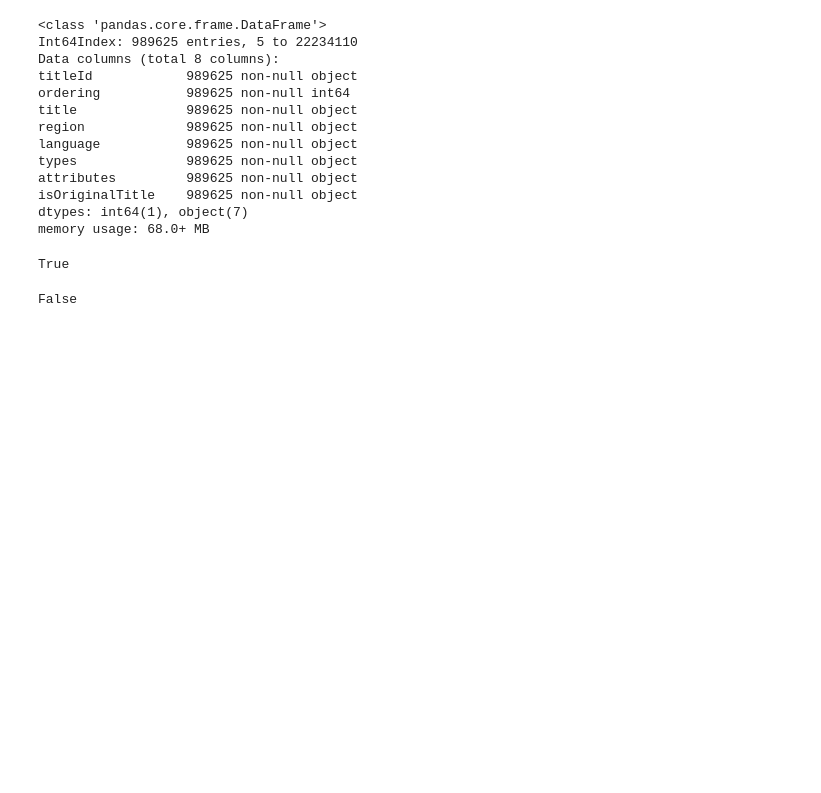
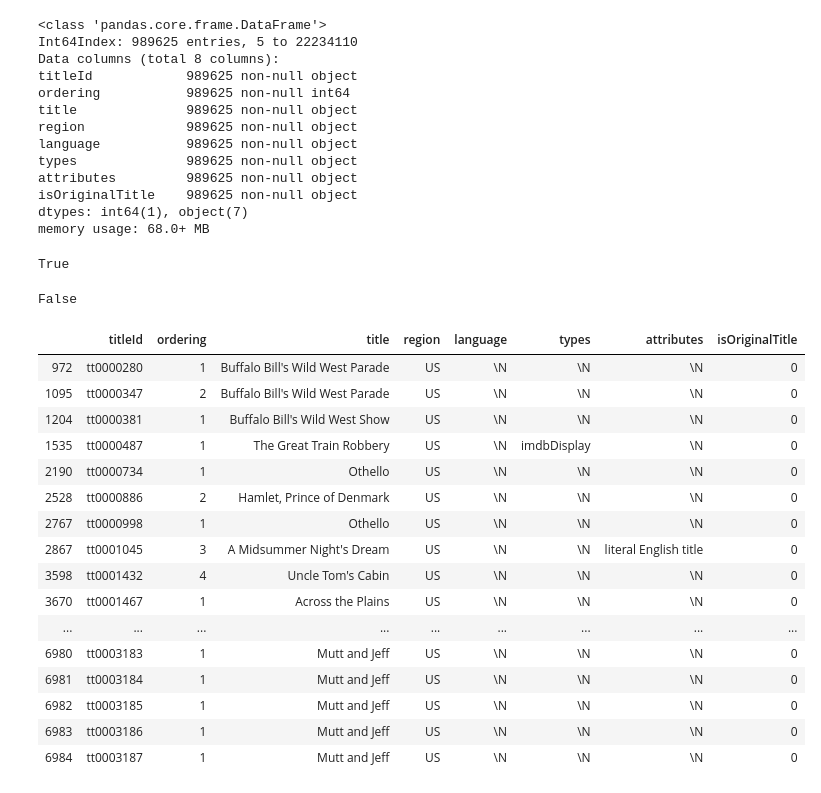
Before and after one commit to mlazza/estudos, a Jupyter notebook: Portfolio/Movies_recommend/main.ipynb, the cells around one changed output. Saved outputs shown, nothing was run; the diff lists cells and outputs as text; code cells hidden in the pictures; blank space fills up the shorter version.

```diff
--- a/Portfolio/Movies_recommend/main.ipynb
+++ b/Portfolio/Movies_recommend/main.ipynb
@@ -171,0 +175,20 @@ False
+# %%
+df_us[df_us.duplicated(subset='title')].head(50)
+# %% [output]
+|  | titleId | ordering | title | region | language | types | attributes | isOriginalTitle |
+| 972 | tt0000280 | 1 | Buffalo Bill's Wild West Parade | US | \N | \N | \N | 0 |
+| 1095 | tt0000347 | 2 | Buffalo Bill's Wild West Parade | US | \N | \N | \N | 0 |
+| 1204 | tt0000381 | 1 | Buffalo Bill's Wild West Show | US | \N | \N | \N | 0 |
+| 1535 | tt0000487 | 1 | The Great Train Robbery | US | \N | imdbDisplay | \N | 0 |
+| 2190 | tt0000734 | 1 | Othello | US | \N | \N | \N | 0 |
+| 2528 | tt0000886 | 2 | Hamlet, Prince of Denmark | US | \N | \N | \N | 0 |
+| 2767 | tt0000998 | 1 | Othello | US | \N | \N | \N | 0 |
+| 2867 | tt0001045 | 3 | A Midsummer Night's Dream | US | \N | \N | literal English title | 0 |
+| 3598 | tt0001432 | 4 | Uncle Tom's Cabin | US | \N | \N | \N | 0 |
+| 3670 | tt0001467 | 1 | Across the Plains | US | \N | \N | \N | 0 |
+| ... | ... | ... | ... | ... | ... | ... | ... | ... |
+| 6980 | tt0003183 | 1 | Mutt and Jeff | US | \N | \N | \N | 0 |
+| 6981 | tt0003184 | 1 | Mutt and Jeff | US | \N | \N | \N | 0 |
+| 6982 | tt0003185 | 1 | Mutt and Jeff | US | \N | \N | \N | 0 |
+| 6983 | tt0003186 | 1 | Mutt and Jeff | US | \N | \N | \N | 0 |
+| 6984 | tt0003187 | 1 | Mutt and Jeff | US | \N | \N | \N | 0 |
```
Also changed, not shown: parts of 6 cells of this notebook.
